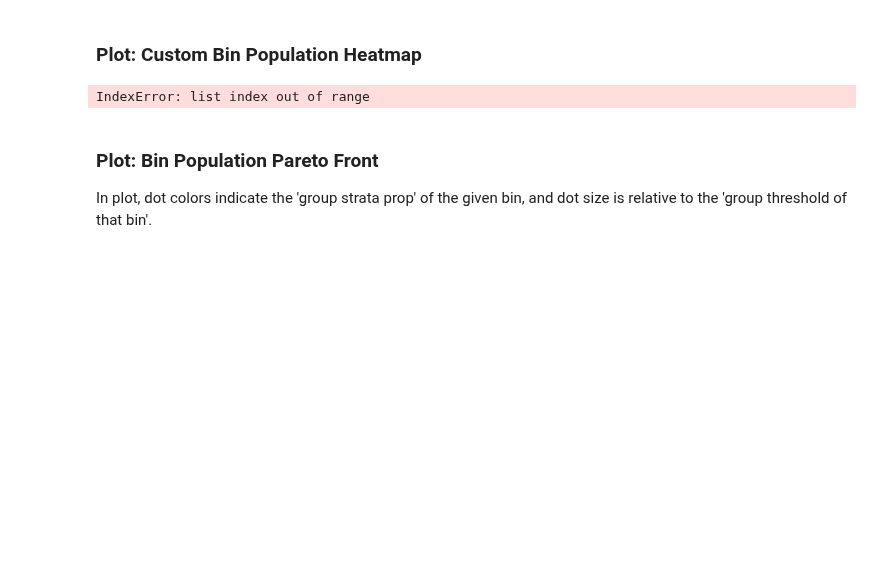
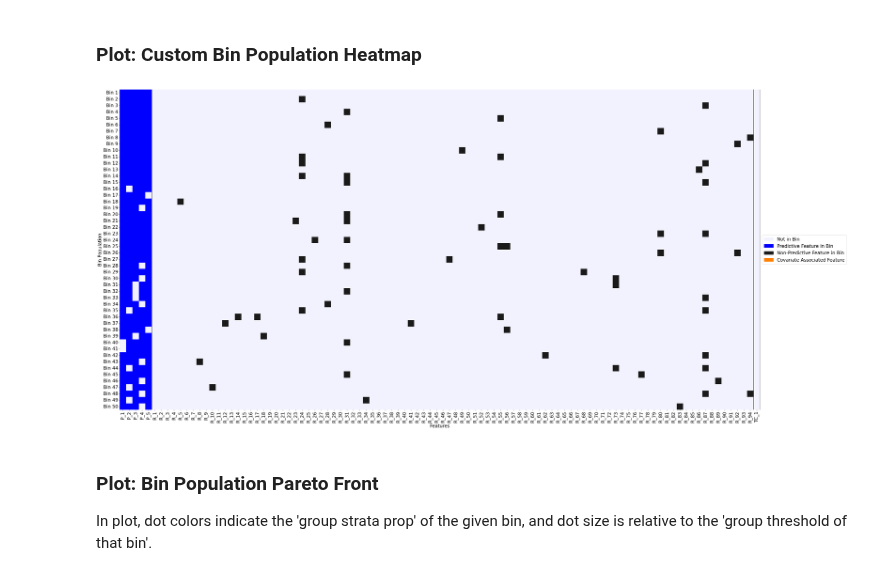
Before and after one commit to UrbsLab/scikit-FIBERS, a Jupyter notebook: FIBERS_Survival_Demo_SIM2.ipynb, the cells around one changed output. Drawn from its saved outputs; the diff is of its cells as text; code cells hidden in the pictures; blank space fills up the shorter version.

```diff
--- a/FIBERS_Survival_Demo_SIM2.ipynb
+++ b/FIBERS_Survival_Demo_SIM2.ipynb
@@ -215,14 +221,14 @@ graph_df = fibers.get_bin_population_heatmap_plot(filtering = 4,save=True,output
 ### Plot: Custom Bin Population Heatmap
 # %%
 group_names=["P", "R","TC"]
-legend_group_info = ['Not in Bin','Predictive Feature in Bin','Non-Predictive Feature in Bin'] #2 default colors first followed by additional color descriptions in legend
-colors = [(.95, .95, 1),(0, 0, 1),(0.1, 0.1, 0.1)] #very light blue, blue, ---Alternatively red (1, 0, 0)  orange (1, 0.5, 0)
+legend_group_info = ['Not in Bin','Predictive Feature in Bin','Non-Predictive Feature in Bin','Covariate Associated Feature'] #2 default colors first followed by additional color descriptions in legend
+colors = [(.95, .95, 1),(0, 0, 1),(0.1, 0.1, 0.1),(1, 0.5, 0)] #very light blue, blue, ---Alternatively red (1, 0, 0)  orange (1, 0.5, 0)
 max_bins = 100
 max_features = 100
 
 fibers.get_custom_bin_population_heatmap_plot(group_names,legend_group_info,colors,max_bins,max_features,save=True,output_folder=output_folder,data_name=data_name)
 # %% [output]
-IndexError: list index out of range
+[figure, added]
 # %% [markdown]
 ### Plot: Bin Population Pareto Front
 In plot, dot colors indicate the 'group strata prop' of the given bin, and dot size is relative to the 'group threshold of that bin'.
```
Also changed, not shown: parts of 20 cells of this notebook, 13 other files.
